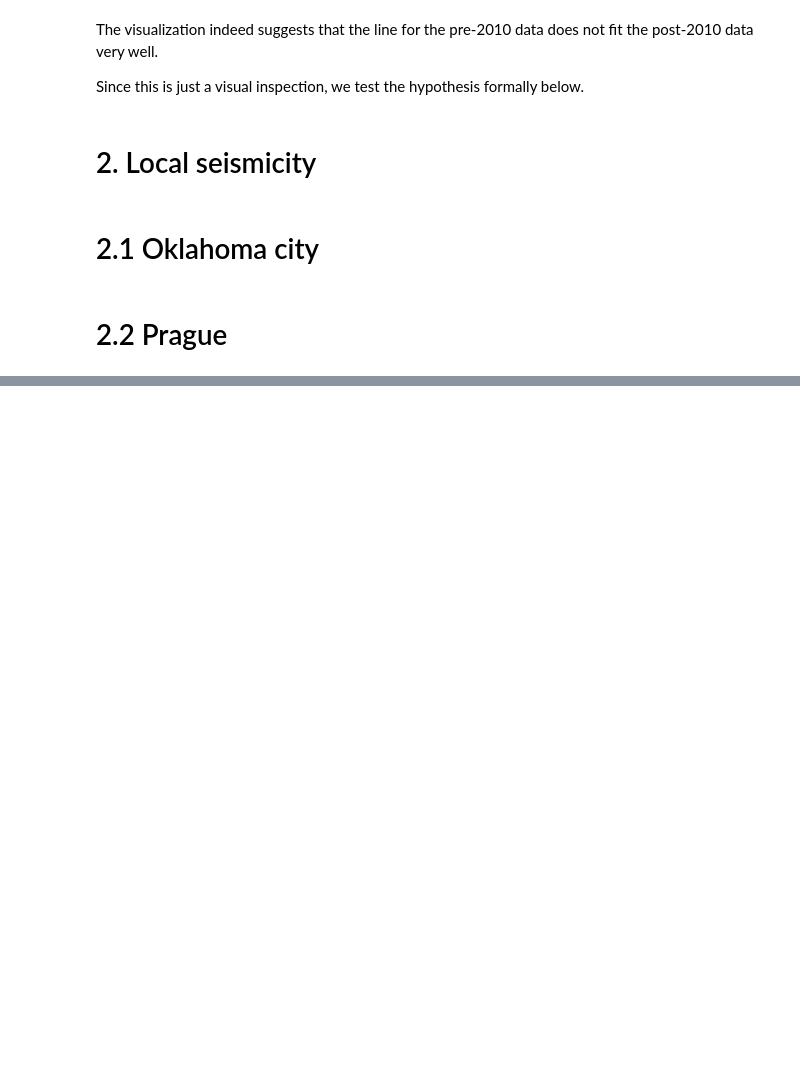
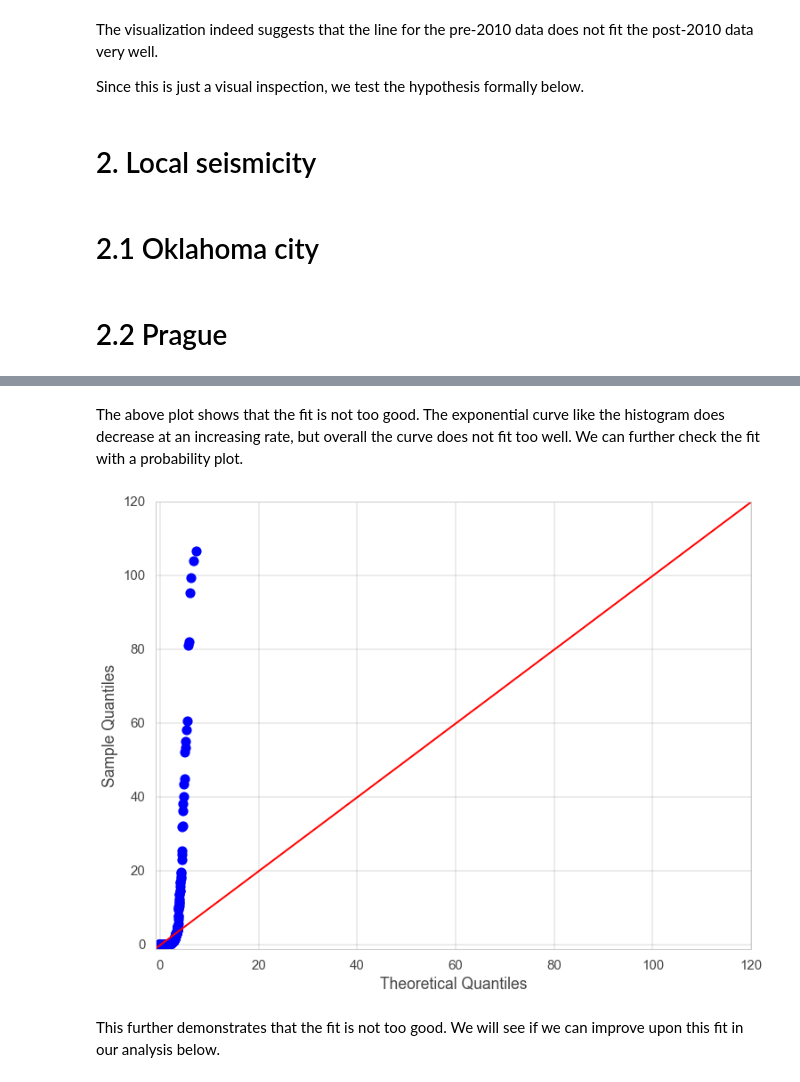
Before and after one commit to tperol/earthquake-clusters, a Jupyter notebook: Final.ipynb, the cells around one changed output, grey strips where cells are left out. Saved outputs shown, nothing was run; the diff lists cells and outputs as text; code cells hidden in the pictures; blank space fills up the shorter version.

```diff
--- a/Final.ipynb
+++ b/Final.ipynb
@@ -274,0 +347,10 @@ Since this is just a visual inspection, we test the hypothesis formally below.
+# %% [markdown]
+The above plot shows that the fit is not too good. The exponential curve like the histogram does decrease at an increasing rate, but overall the curve does not fit too well. We can further check the fit with a probability plot.
+# %%
+import statsmodels.api as sm
+sm.qqplot(deltas, dist='expon', fit=True, line='45')
+plt.show()
+# %% [output]
+[figure, added]
+# %% [markdown]
+This further demonstrates that the fit is not too good. We will see if we can improve upon this fit in our analysis below.
```
Also changed, not shown: parts of 10 cells of this notebook.
